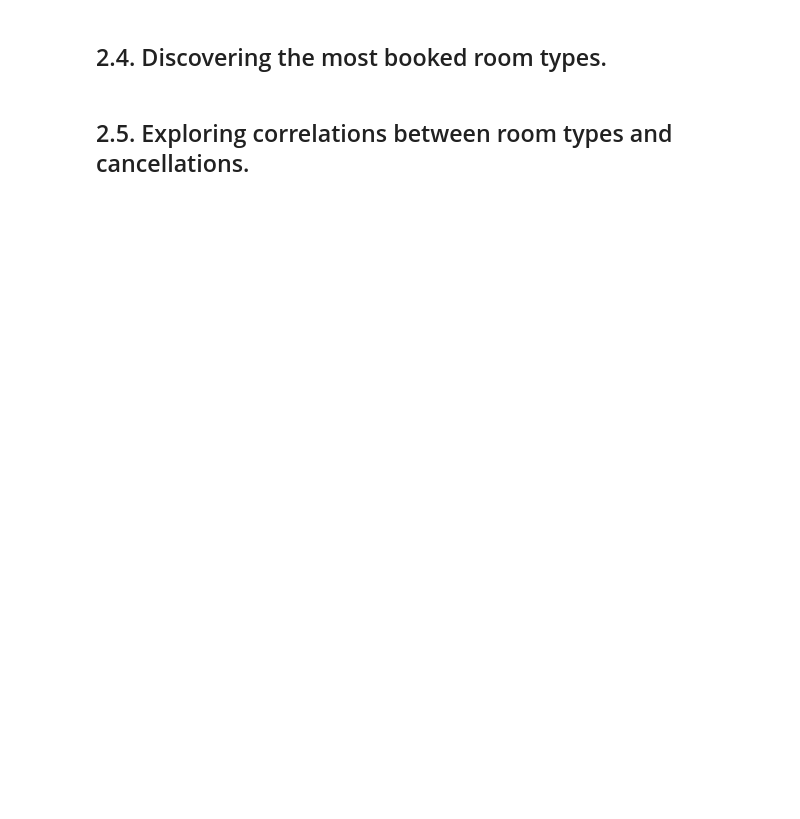
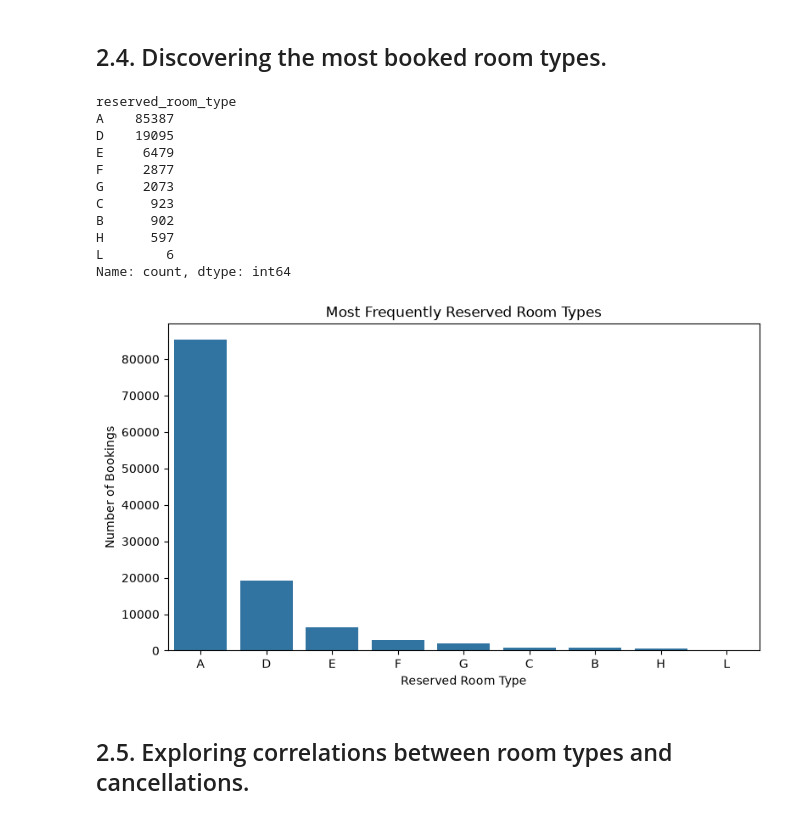
Before and after one commit to harry-533/Data-Driven-AI-Uni-, a Jupyter notebook: Assignment/Coursework1_template.ipynb, the cells around one changed output. Cells and saved outputs as stored; diff of their text form; code cells hidden in the pictures; blank space fills up the shorter version.

```diff
--- a/Assignment/Coursework1_template.ipynb
+++ b/Assignment/Coursework1_template.ipynb
@@ -267,2 +404,32 @@ the practical sessions, such as:
+# %%
+room_counts = df['reserved_room_type'].value_counts()
+
+print(room_counts)
+
+plt.figure(figsize=(9, 5))
+
+sns.barplot(
+    x=room_counts.index,
+    y=room_counts.values
+)
+
+plt.title('Most Frequently Reserved Room Types')
+plt.xlabel('Reserved Room Type')
+plt.ylabel('Number of Bookings')
+
+plt.show()
+# %% [output]
+reserved_room_type
+A    85387
+D    19095
+E     6479
+F     2877
+G     2073
+C      923
+B      902
+H      597
+L        6
+Name: count, dtype: int64
+[figure, added]
 # %% [markdown]
 ## 2.5. Exploring correlations between room types and cancellations.
```
Also changed, not shown: parts of 25 cells of this notebook.
